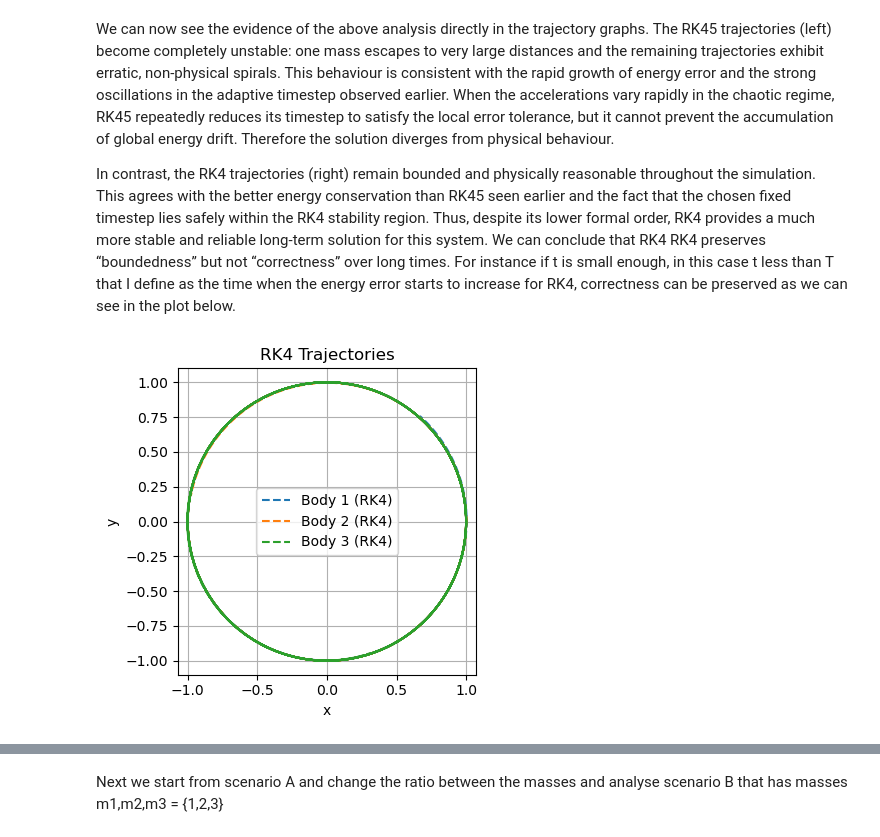
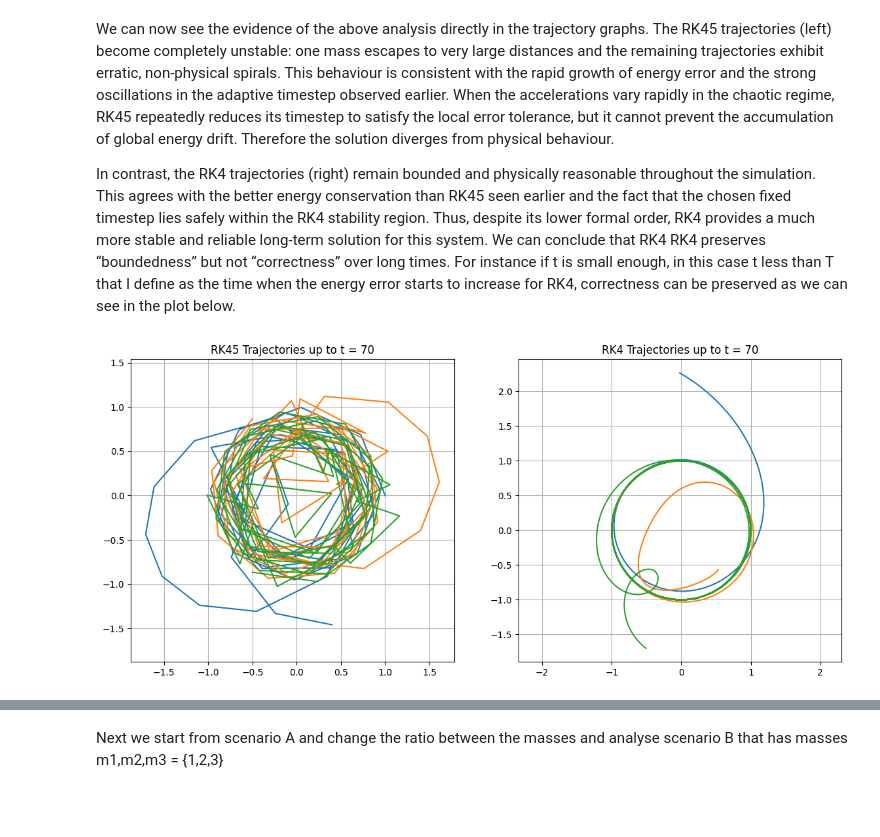
Before and after one commit to casafeng/ThreeBodyProblem, a Jupyter notebook: final_draft.ipynb, the cells around one changed output, grey strips where cells are left out. Cells and saved outputs as stored; diff of their text form; code cells hidden in the pictures; blank space fills up the shorter version.

```diff
--- a/final_draft.ipynb
+++ b/final_draft.ipynb
@@ -753,18 +726,24 @@ v3y_rk4 = sol_rk4[:, 11]
-# %%
-fig, ax = plt.subplots(1, 1, figsize=(4, 4))
-
-ax.plot(p1x_rk4, p1y_rk4, '--', label='Body 1 (RK4)')
-ax.plot(p2x_rk4, p2y_rk4, '--', label='Body 2 (RK4)')
-ax.plot(p3x_rk4, p3y_rk4, '--', label='Body 3 (RK4)')
-
-ax.set_title("RK4 Trajectories")
-ax.set_xlabel("x")
-ax.set_ylabel("y")
-ax.axis("equal")
-ax.grid(True)
-ax.legend()
-
-plt.tight_layout()
-plt.show()
-# %% [output]
-[figure, removed]
+# %%
+def plot_trajectories_until(t_cut):
+    idx_rk4  = t_rk4  <= t_cut
+    idx_rk45 = t_rk45 <= t_cut
+
+    fig, axs = plt.subplots(1, 2, figsize=(14, 6))
+
+    axs[0].plot(p1x_rk45[idx_rk45], p1y_rk45[idx_rk45])
+    axs[0].plot(p2x_rk45[idx_rk45], p2y_rk45[idx_rk45])
+    axs[0].plot(p3x_rk45[idx_rk45], p3y_rk45[idx_rk45])
+    axs[0].set_title(f"RK45 Trajectories up to t = {t_cut}")
+    axs[0].axis("equal"); axs[0].grid(True)
+
+    axs[1].plot(p1x_rk4[idx_rk4], p1y_rk4[idx_rk4])
+    axs[1].plot(p2x_rk4[idx_rk4], p2y_rk4[idx_rk4])
+    axs[1].plot(p3x_rk4[idx_rk4], p3y_rk4[idx_rk4])
+    axs[1].set_title(f"RK4 Trajectories up to t = {t_cut}")
+    axs[1].axis("equal"); axs[1].grid(True)
+
+    plt.show()
+# %%
+plot_trajectories_until(70)
+# %% [output]
+[figure, added]
```
Also changed, not shown: parts of 14 cells of this notebook, 4 other files.
